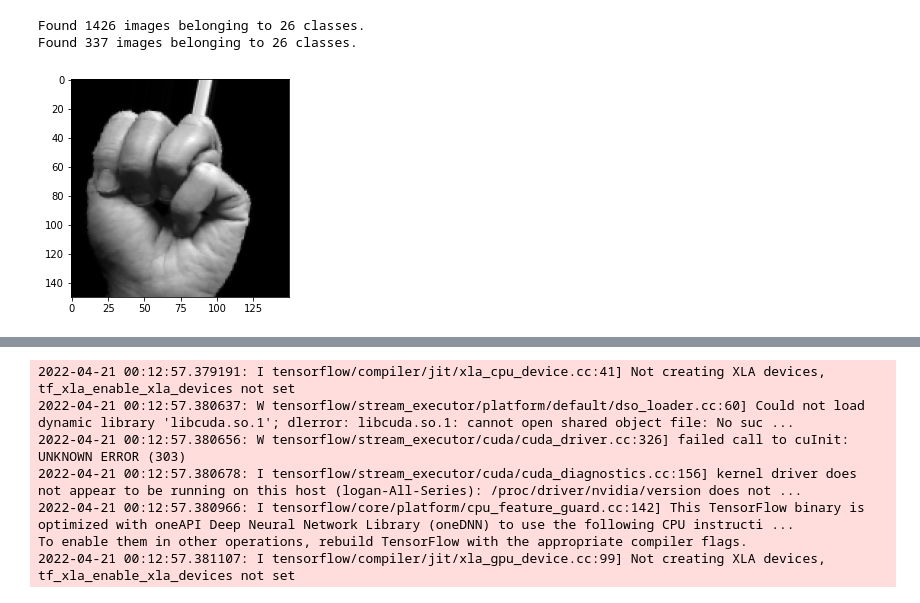
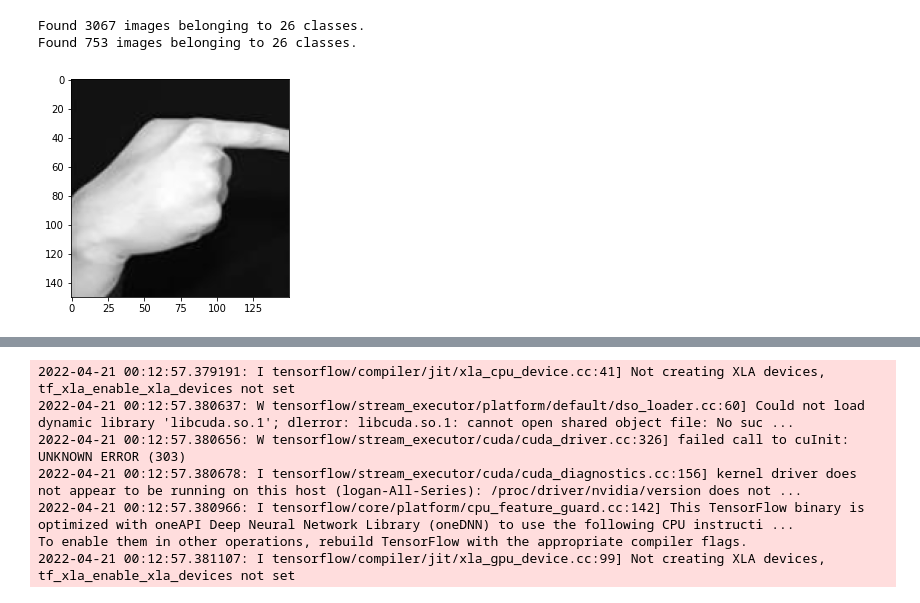
Before and after one commit to Logan-Rose/ASL-transcriber, a Jupyter notebook: new_classifier.ipynb, the cells around one changed output, grey strips where cells are left out. Drawn from its saved outputs; the diff is of its cells as text; code cells hidden in the pictures.

Commit message:
trained model on new dataset

```diff
--- a/new_classifier.ipynb
+++ b/new_classifier.ipynb
@@ -48,43 +47,43 @@ img_generator = tf.keras.preprocessing.image.ImageDataGenerator(
     height_shift_range=25.0,
     shear_range=0.1,
     zoom_range=.2,
-    fill_mode='nearest',
+    fill_mode='constant',
     horizontal_flip=True,
     vertical_flip=False,
     validation_split=0.2
 
 )
 
 train_generator = img_generator.flow_from_directory(
-  './asl_dataset',
+  './custom_dataset',
   target_size=(150,150),
   color_mode='grayscale',
   classes=classes,
   class_mode='categorical',
   seed=SEED,
   shuffle=False,
   subset='training'
 )
 
 val_generator = img_generator.flow_from_directory(
-  './asl_dataset',
+  './custom_dataset',
   target_size=(150,150),
   color_mode='grayscale',
   classes=classes,
   class_mode='categorical',
   seed=SEED,
   shuffle=False,
   subset='validation'
 )
 
 for i, image in enumerate(val_generator):
   if i == 5:
     plt.imshow(image[0][1], cmap = 'gray')
     break
 # %% [output]
-Found 1426 images belonging to 26 classes.
-Found 337 images belonging to 26 classes.
+Found 3067 images belonging to 26 classes.
+Found 753 images belonging to 26 classes.
-[figure, old version]
+[figure, new version]
 # %%
 def make_directories():
     d = datetime.today()
```
Also changed, not shown: parts of 2 cells of this notebook, 13 other files.
